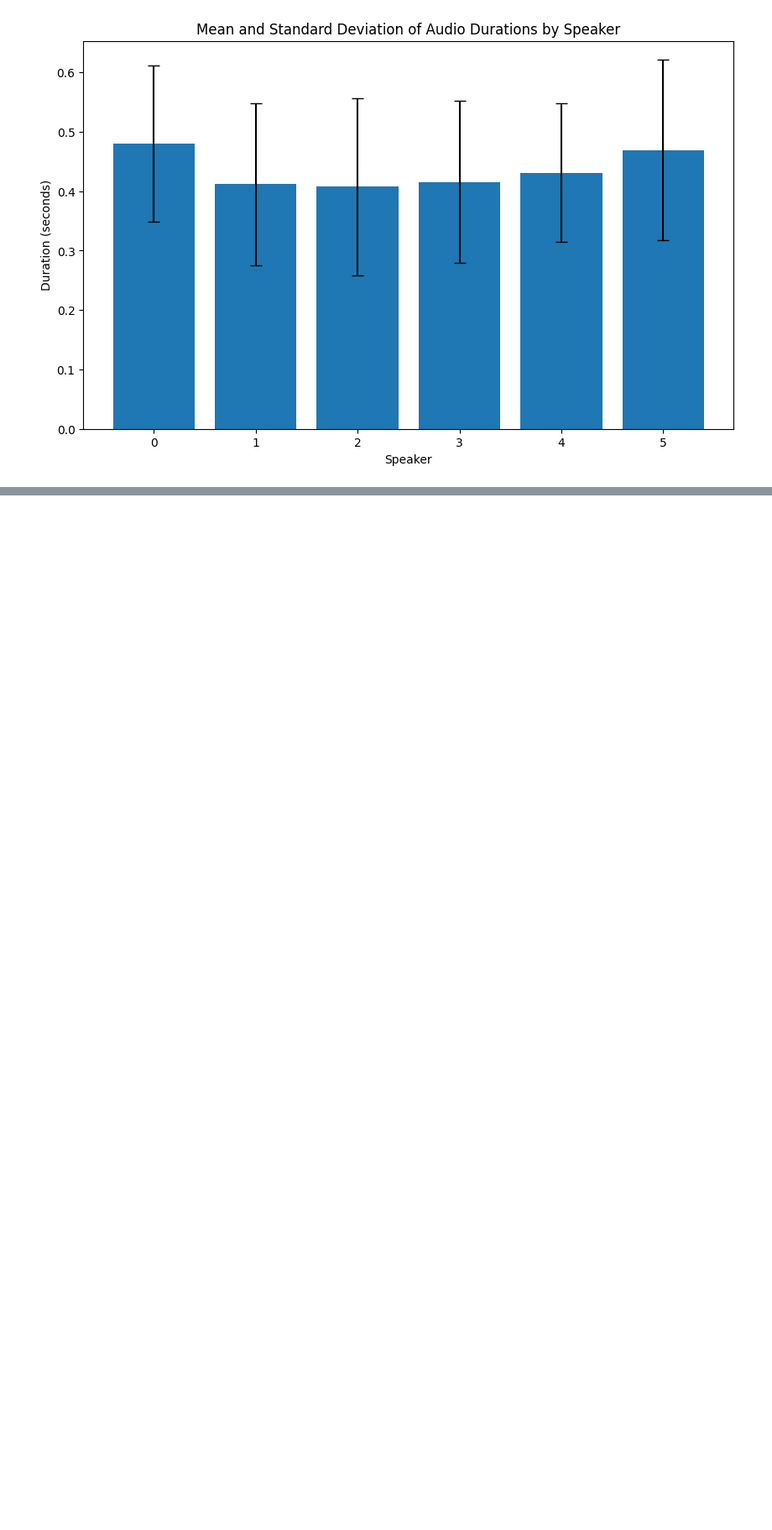
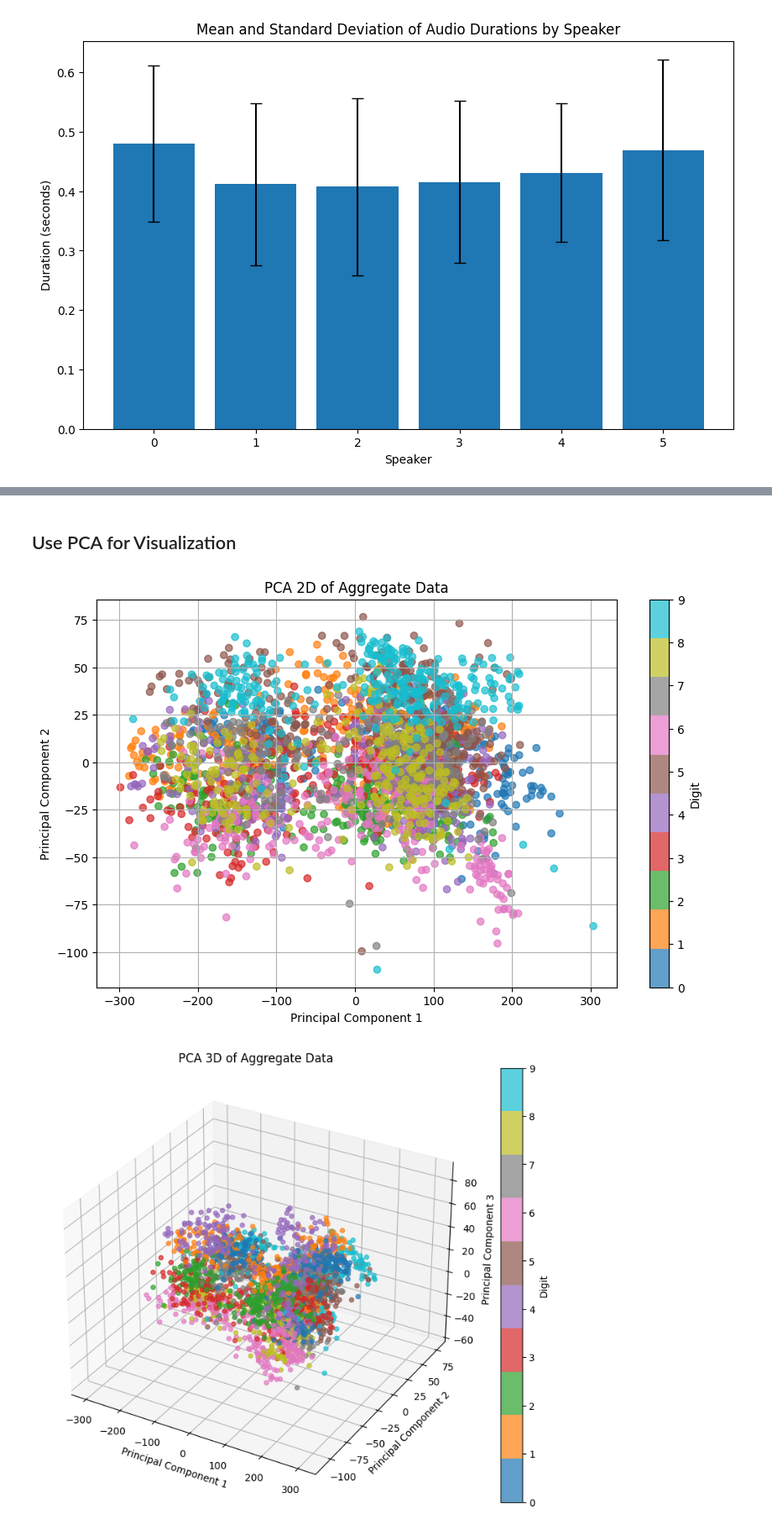
Before and after one commit to AdiPassover/Machine-Learning-Final-Assignment, a Jupyter notebook: data_analysis.ipynb, the cells around one changed output, grey strips where cells are left out. Shown at 84% size. Drawn from its saved outputs; the diff is of its cells as text; code cells hidden in the pictures; blank space fills up the shorter version.

Commit message:
Analysed Data

```diff
--- a/data_analysis.ipynb
+++ b/data_analysis.ipynb
@@ -112,0 +151,2 @@ plot_length_mean_std_by_speaker(lengths)
+# %% [markdown]
+## Use PCA for Visualization
@@ -112,0 +156,44 @@ plot_length_mean_std_by_speaker(lengths)
+# %%
+def plot_pca_2d(X, y, title="PCA 2D Visualization", label='Digit'):
+    pca = PCA(n_components=2)
+    X_reduced = pca.fit_transform(X)
+
+    plt.figure(figsize=(10, 6))
+    scatter = plt.scatter(X_reduced[:, 0], X_reduced[:, 1], c=y, cmap='tab10', alpha=0.7)
+    plt.colorbar(scatter, ticks=range(10), label=label)
+    plt.xlabel("Principal Component 1")
+    plt.ylabel("Principal Component 2")
+    plt.title(title)
+    plt.grid()
+    plt.show()
+# %%
+def plot_pca_3d(X, y, title="PCA 3D Visualization", label='Digit'):
+    from mpl_toolkits.mplot3d import Axes3D  # Importing here to avoid unused import warning
+    pca = PCA(n_components=3)
+    X_reduced = pca.fit_transform(X)
+
+    fig = plt.figure(figsize=(10, 8))
+    ax = fig.add_subplot(111, projection='3d')
+    scatter = ax.scatter(X_reduced[:, 0], X_reduced[:, 1], X_reduced[:, 2], c=y, cmap='tab10', alpha=0.7)
+    fig.colorbar(scatter, ticks=range(10), label=label)
+    ax.set_xlabel("Principal Component 1")
+    ax.set_ylabel("Principal Component 2")
+    ax.set_zlabel("Principal Component 3")
+    plt.title(title)
+    plt.show()
+# %%
+loader = FSDDLoader(max_duration=0.9)
+# %%
+X_agg, y, speakers = loader.load(mode=DataMode.AGGREGATE)
+X_flat, y, speakers = loader.load(mode=DataMode.FLATTEN)
+# %%
+plot_pca_2d(X_agg, y, title="PCA 2D of Aggregate Data", label='Digit')
+plot_pca_3d(X_agg, y, title="PCA 3D of Aggregate Data", label='Digit')
+
+# plot by speaker
+speakers = [ord(s[0]) for s in speakers]
+plot_pca_2d(X_agg, speakers, title="PCA 2D of Aggregate Data by Speaker", label='Speaker')
+plot_pca_3d(X_agg, speakers, title="PCA 3D of Aggregate Data by Speaker", label='Speaker')
+# %% [output]
+[figure, added]
+[figure, added]
```
Also changed, not shown: parts of 7 cells of this notebook, 1 other file.
